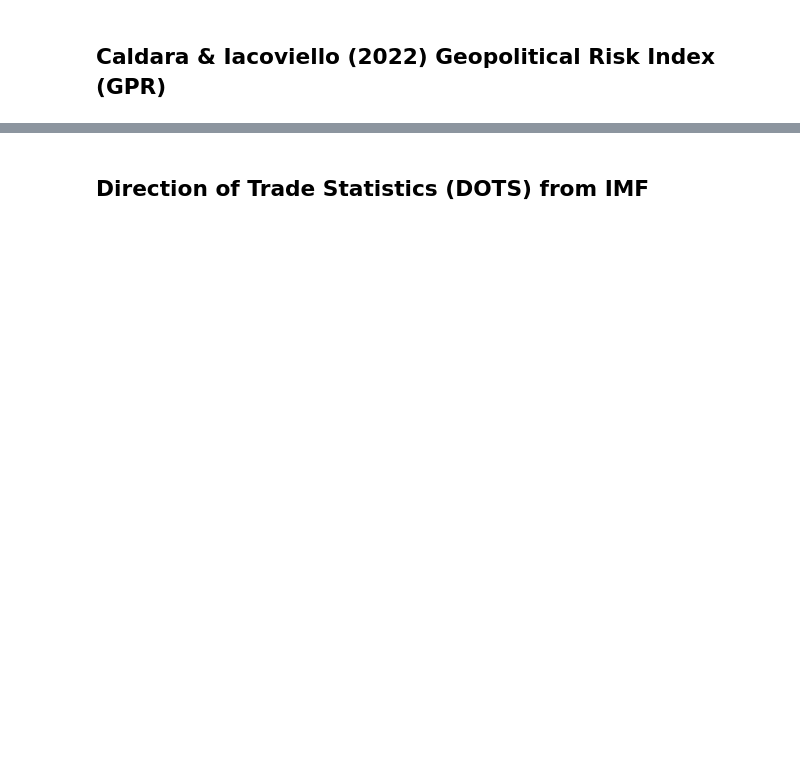
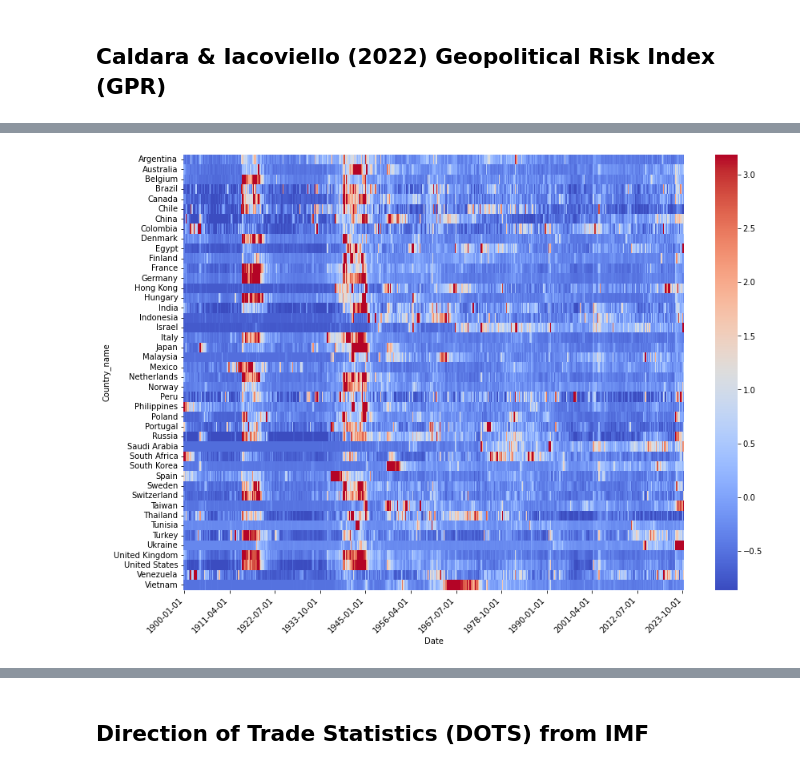
Before and after one commit to NumEconCopenhagen/projects-2024-mikkel-thomas, a Jupyter notebook: dataproject/dataproject.ipynb, the cells around one changed output, grey strips where cells are left out. Drawn from its saved outputs; the diff is of its cells as text; code cells hidden in the pictures; blank space fills up the shorter version.

```diff
--- a/dataproject/dataproject.ipynb
+++ b/dataproject/dataproject.ipynb
@@ -95,0 +158,33 @@ gpr_long = standardize_gpr(gpr_long, 'Country_name', 'GPRH')
+# %%
+import matplotlib.pyplot as plt
+import matplotlib.dates as mdates
+import numpy as np
+import seaborn as sns
+
+# Your existing code
+# df_gpr['Date'] = df_gpr['Date'].dt.date
+df_heatmap = df_gpr.pivot_table(index='Country_name', columns='Date', values='GPRH')
+data_flat = df_heatmap.values.flatten()
+vmin = np.percentile(data_flat, 2)
+vmax = np.percentile(data_flat, 98)
+
+plt.figure(figsize=(14, 10))
+sns.heatmap(df_heatmap, cmap='coolwarm', vmin=vmin, vmax=vmax)
+
+# New code to modify x-tick labels
+ax = plt.gca()
+labels = ax.get_xticklabels()
+plt.setp(labels, rotation=45, horizontalalignment='right')
+
+# Get current x-tick locations and labels
+locs, labels = plt.xticks()
+
+# Set x-tick locations and labels
+new_locs = locs[::5]  # Select every 5th location
+new_labels = [labels[i].get_text() for i in range(len(labels)) if i % 5 == 0]  # Select every 5th label
+
+plt.xticks(new_locs, new_labels)
+
+plt.show()
+# %% [output]
+[figure, added]
```
Also changed, not shown: parts of 44 cells of this notebook, 1 other file.
